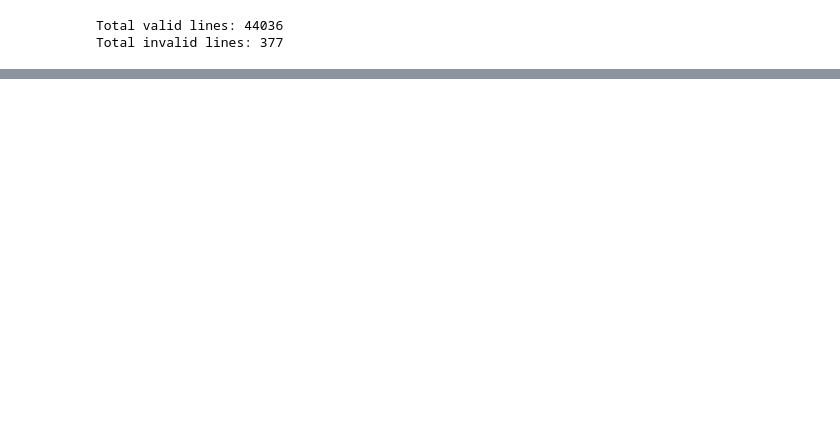
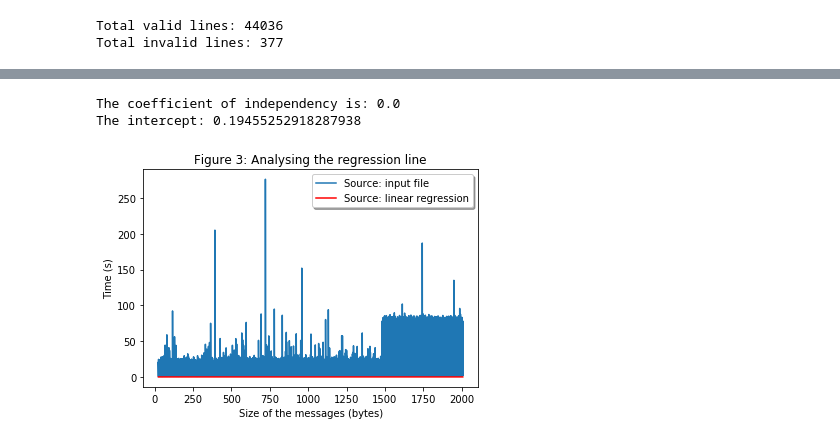
Before and after one commit to andersonandrei/uga-smpe, a Jupyter notebook: module3/project/networkEstimationProject.ipynb, the cells around one changed output, grey strips where cells are left out. Drawn from its saved outputs; the diff is of its cells as text; code cells hidden in the pictures; blank space fills up the shorter version.

```diff
--- a/module3/project/networkEstimationProject.ipynb
+++ b/module3/project/networkEstimationProject.ipynb
@@ -75,0 +116,10 @@ plt.plot(sorted(sizes),sorted(times)) #Example of print in order, but the relati
+# %%
+def slope_intercept(xval, yval):
+    x = np.array(xval)
+    y = np.array(yval)
+    m = ( ((np.mean(x) * np.mean(y)) - (np.mean(x*y))) /
+          ((np.mean(x) * np.mean(x)) - (np.mean(x*x))) )
+    m = round(m, 2)
+    b = (np.mean(y) - np.mean(x) * m)
+    b = round(b, 2)
+    return m, b
@@ -75,0 +135,19 @@ plt.plot(sorted(sizes),sorted(times)) #Example of print in order, but the relati
+# %%
+m, c = slope_intercept(opX, opY)
+c = 1/c
+print("The coefficient of independency is: " + str(m))
+print("The intercept: " + str(c))
+# %% [output]
+The coefficient of independency is: 0.0
+The intercept: 0.19455252918287938
+# %%
+reg_line = [(m * x) + c for x in opX]
+plt.plot(opX, opY, label = 'Source: input file')
+plt.plot(opX, reg_line, color = "red", label = 'Source: linear regression')
+plt.legend(loc = 'upper right', shadow = True)
+plt.xlabel("Size of the messages (bytes)")
+plt.ylabel("Time (s)")
+plt.title("Figure 3: Analysing the regression line")
+plt.show()
+# %% [output]
+[figure, added]
```
Also changed, not shown: parts of 31 cells of this notebook.
